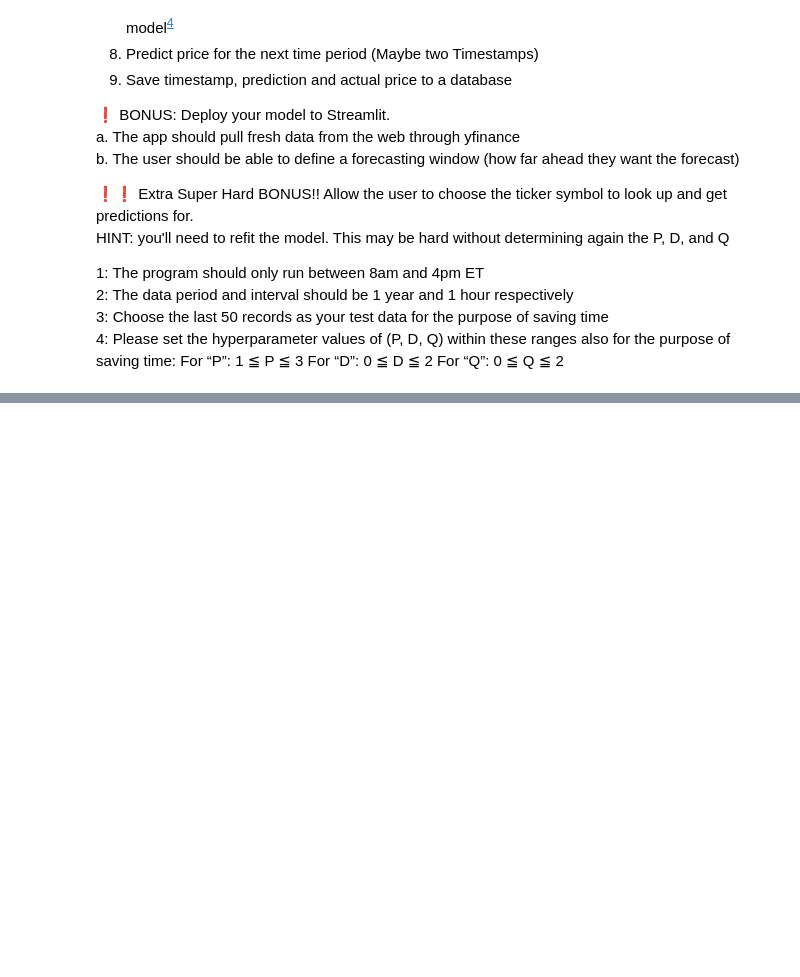
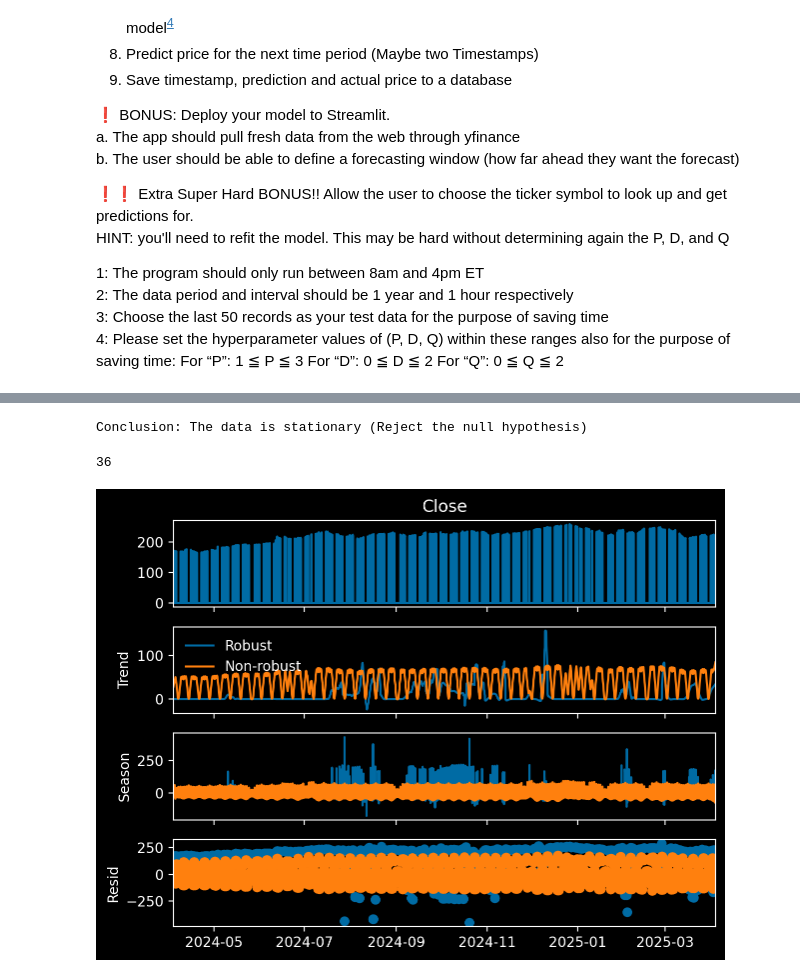
Before and after one commit to bkusuma/time-series-project, a Jupyter notebook: time-series-project.ipynb, the cells around one changed output, grey strips where cells are left out. Saved outputs shown, nothing was run; the diff lists cells and outputs as text; code cells hidden in the pictures; blank space fills up the shorter version.

```diff
--- a/time-series-project.ipynb
+++ b/time-series-project.ipynb
@@ -25,0 +218,9 @@ HINT: you'll need to refit the model. This may be hard without determining again
+# %%
+# Analyse time series
+
+# from pandas.tseries.offsets import Minute
+# fifteen_min = Minute(n=15)
+
+yf_dl = yf_dl.resample("h").sum() # resample by hour
+yf_dl.index.freq = "h"
+yf_dl
@@ -25,0 +271,18 @@ HINT: you'll need to refit the model. This may be hard without determining again
+# %%
+adf_lags_used = adf_test(yf_dl["Close"]).iloc[2] # lags used by ADF test
+adf_lags_used += 1 # need to add lag 0 to complete the period
+period = adf_lags_used.astype(int) # convert to int
+period
+# %% [output]
+Conclusion: The data is stationary (Reject the null hypothesis)
+36
+# %%
+from statsmodels.tsa.seasonal import STL
+
+stl = STL(yf_dl["Close"].dropna(), period=period, robust=True)
+res_robust = stl.fit()
+fig = res_robust.plot()
+res_non_robust = STL(yf_dl["Close"].dropna(), period=period, robust=False).fit()
+add_stl_plot(fig, res_non_robust, ["Robust", "Non-robust"])
+# %% [output]
+[figure, added]
```
Also changed, not shown: parts of 10 cells of this notebook, 1 other file.
